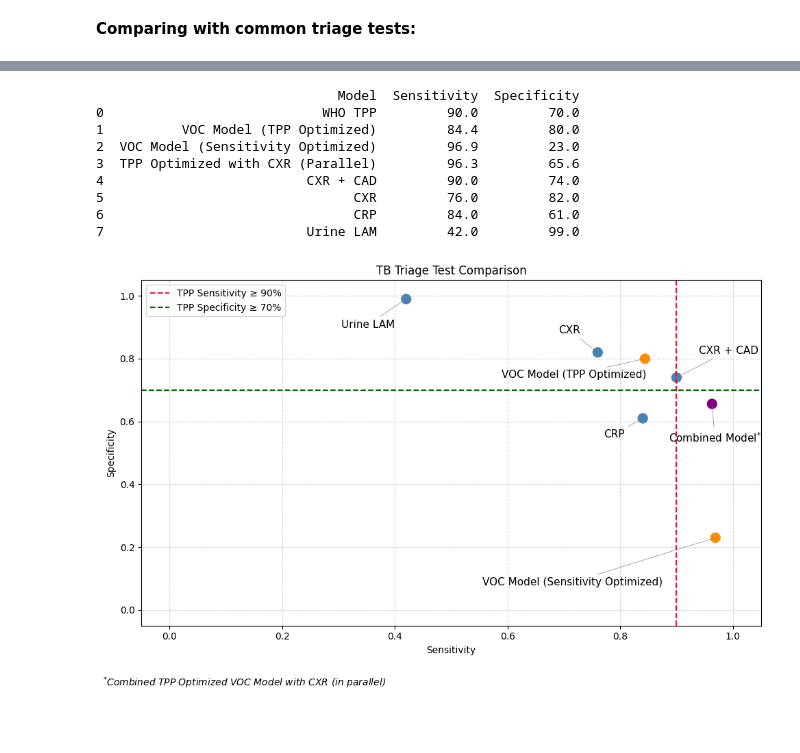
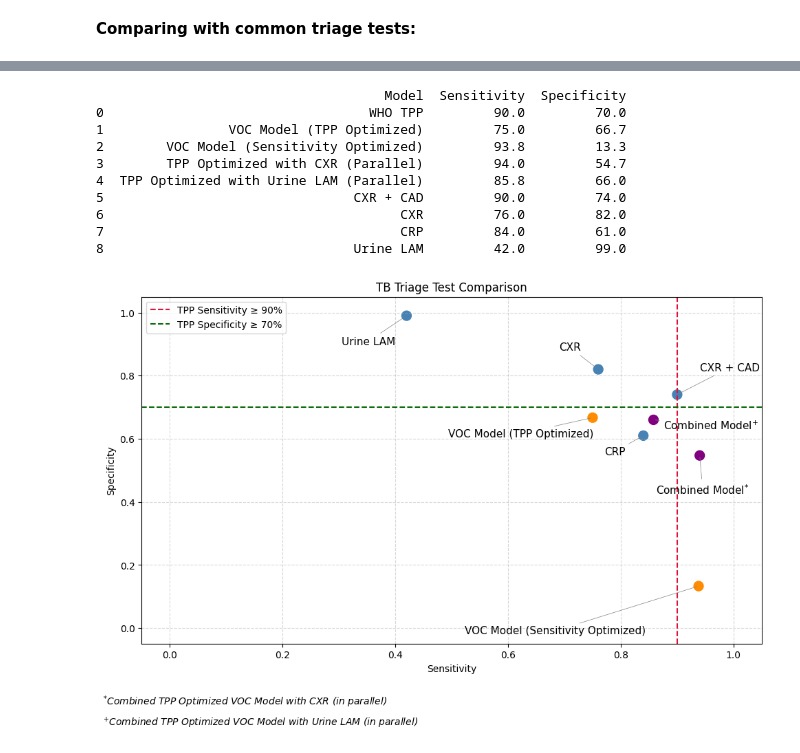
Before and after one commit to tyst-ucsf/capstone-project, a Jupyter notebook: 1e_Comparison.ipynb, the cells around one changed output, grey strips where cells are left out. Drawn from its saved outputs; the diff is of its cells as text; code cells hidden in the pictures; blank space fills up the shorter version.

```diff
--- a/1e_Comparison.ipynb
+++ b/1e_Comparison.ipynb
@@ -98,8 +98,8 @@ models = [
     {"Name": "CXR", "Sensitivity": .76, "Specificity": .82},
     {"Name": "CXR + CAD", "Sensitivity": .90, "Specificity": .74},
     {"Name": "Urine LAM", "Sensitivity": .42, "Specificity": .99},
-    {"Name": "VOC Model (TPP Optimized)", "Sensitivity": .844, "Specificity": .800},
-    {"Name": "VOC Model (Sensitivity Optimized)", "Sensitivity": .969, "Specificity": .230}
+    {"Name": "VOC Model (TPP Optimized)", "Sensitivity": .75, "Specificity": .667},
+    {"Name": "VOC Model (Sensitivity Optimized)", "Sensitivity": .938, "Specificity": .133}
 ]
 # %%
 # Extract for plotting
@@ -245,11 +264,13 @@ models_data = [
     {"Model": "CXR", "Sensitivity": 0.76, "Specificity": 0.82},
     {"Model": "CXR + CAD", "Sensitivity": 0.90, "Specificity": 0.74},
     {"Model": "Urine LAM", "Sensitivity": 0.42, "Specificity": 0.99},
-    {"Model": "VOC Model (TPP Optimized)", "Sensitivity": .844, "Specificity": .800},
-    {"Model": "VOC Model (Sensitivity Optimized)", "Sensitivity": .969, "Specificity": .230},
+    {"Model": "VOC Model (TPP Optimized)", "Sensitivity": .75, "Specificity": .667},
+    {"Model": "VOC Model (Sensitivity Optimized)", "Sensitivity": .938, "Specificity": .133},
     {"Model": "WHO TPP", "Sensitivity": 0.90, "Specificity": 0.70},
-    {"Model": "TPP Optimized with CXR (Parallel)", "Sensitivity": .963, "Specificity": .656}
+    {"Model": "TPP Optimized with CXR (Parallel)", "Sensitivity": .940, "Specificity": .547},
+    {"Model": "TPP Optimized with Urine LAM (Parallel)", "Sensitivity": .858, "Specificity": 0.660}
 ]
+
 
 df = pd.DataFrame(models_data)
 # to percent
@@ -263,6 +284,7 @@ custom_order = [
     "VOC Model (TPP Optimized)",
     "VOC Model (Sensitivity Optimized)",
     "TPP Optimized with CXR (Parallel)",
+    "TPP Optimized with Urine LAM (Parallel)",
     "CXR + CAD",
     "CXR",
     "CRP",
@@ -276,15 +298,16 @@ df.to_excel("output_tb_triage_comparison_table.xlsx", index=False)
 
 summary_combined_models.to_excel("output_summary_combined_models_interpretation.xlsx", index=False)
 # %% [output]
-                               Model  Sensitivity  Specificity
-0                            WHO TPP         90.0         70.0
-1          VOC Model (TPP Optimized)         84.4         80.0
-2  VOC Model (Sensitivity Optimized)         96.9         23.0
-3  TPP Optimized with CXR (Parallel)         96.3         65.6
-4                          CXR + CAD         90.0         74.0
-5                                CXR         76.0         82.0
-6                                CRP         84.0         61.0
-7                          Urine LAM         42.0         99.0
+                                     Model  Sensitivity  Specificity
+0                                  WHO TPP         90.0         70.0
+1                VOC Model (TPP Optimized)         75.0         66.7
+2        VOC Model (Sensitivity Optimized)         93.8         13.3
+3        TPP Optimized with CXR (Parallel)         94.0         54.7
+4  TPP Optimized with Urine LAM (Parallel)         85.8         66.0
+5                                CXR + CAD         90.0         74.0
+6                                      CXR         76.0         82.0
+7                                      CRP         84.0         61.0
+8                                Urine LAM         42.0         99.0
 # %%
 # replotting but with comparisons, too
 filtered_models = [m for m in models_data if m["Model"] != "WHO TPP"]
@@ -310,7 +333,8 @@ label_offsets = {
     "CRP": (-30, -20),
     "Urine LAM": (-40, -30),
     "CXR + CAD": (55, 25),
-    "TPP Optimized with CXR (Parallel)": (3, -40)
+    "TPP Optimized with CXR (Parallel)": (3, -40),
+    "TPP Optimized with Urine LAM (Parallel)": (60, -10)
 }
 
 plt.figure(figsize=(10, 6))
@@ -322,35 +346,44 @@ for i, name in enumerate(names):
     display_name = name
     if name == "TPP Optimized with CXR (Parallel)":
         display_name = r"$\mathrm{Combined\ Model}^{*}$"
+    if name == "TPP Optimized with Urine LAM (Parallel)":
+        display_name = r"$\mathrm{Combined\ Model}^{+}$"
     dx, dy = label_offsets.get(name, (-10, -10))  # fallback offset
     plt.annotate(
         display_name,
         xy=(sensitivities[i], specificities[i]),
         xytext=(dx, dy),
         textcoords="offset points",
         ha="center",
         fontsize=11,
         arrowprops=dict(arrowstyle="-", color="gray", lw=0.5)
     )
 
 plt.axvline(.90, color="crimson", linestyle="--", label="TPP Sensitivity ≥ 90%")
 plt.axhline(.70, color="darkgreen", linestyle="--", label="TPP Specificity ≥ 70%")
 plt.xlabel("Sensitivity")
 plt.ylabel("Specificity")
 plt.title("TB Triage Test Comparison")
 plt.grid(True, linestyle="--", alpha=0.5)
 plt.legend()
 plt.figtext(
     0.01, -0.05,  # x and y in figure coords; lower y = lower on the page
     r"$^{*}$Combined TPP Optimized VOC Model with CXR (in parallel)",
     ha="left",
     fontsize=10,
     style="italic"
 )
+plt.figtext(
+    0.01, -0.10,  # x and y in figure coords; lower y = lower on the page
+    r"$^{+}$Combined TPP Optimized VOC Model with Urine LAM (in parallel)",
+    ha="left",
+    fontsize=10,
+    style="italic"
+)
 plt.xlim(xlim)
 plt.ylim(ylim)
 plt.tight_layout()
 plt.savefig("output_overall_TB_Triage_test_comparison.pdf", bbox_inches="tight")
 plt.show()
 # %% [output]
-[figure, old version]
+[figure, new version]
```
Also changed, not shown: parts of 3 cells of this notebook, 23 other files.
